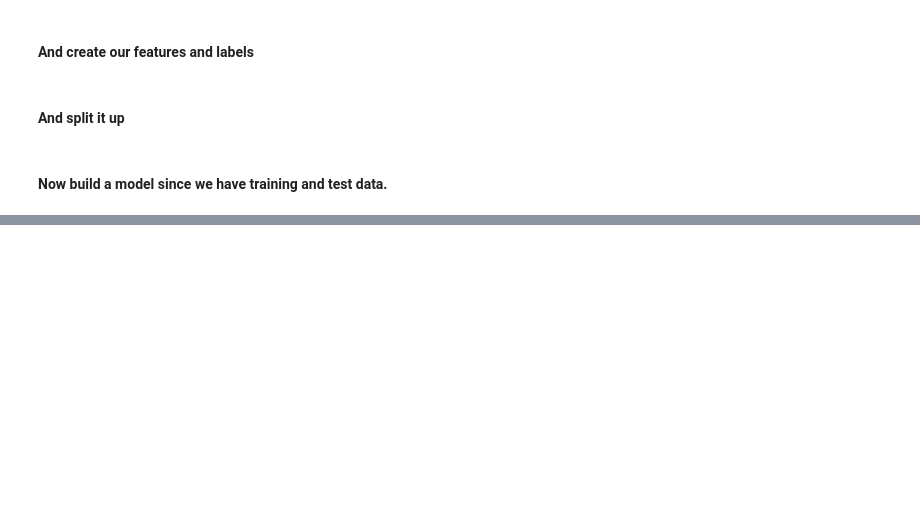
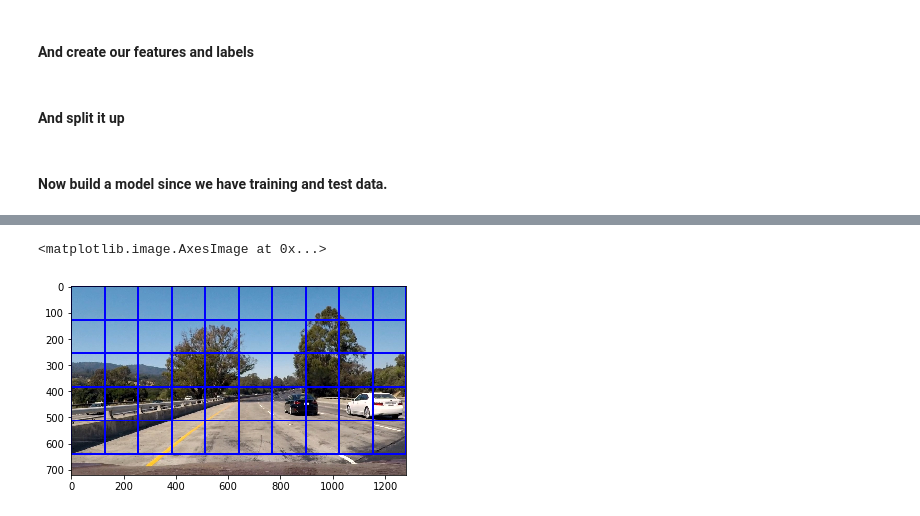
Before and after one commit to kevinwestern/CarND-Vehicle-Detection, a Jupyter notebook: project.ipynb, the cells around one changed output, grey strips where cells are left out. Cells and saved outputs as stored; diff of their text form; code cells hidden in the pictures; blank space fills up the shorter version.

Commit message:
Added some sliding windows.

```diff
--- a/project.ipynb
+++ b/project.ipynb
@@ -160,6 +160,6 @@ Accuracy of 0.936092
 # %%
 def slide_window(img, x_start_stop=[None, None], y_start_stop=[None, None],
-                 xy_window=(64, 64), xy_overlap=(0.5, 0.5)):
+                 xy_window=(256, 256), xy_overlap=(0.5, 0.5)):
     # If x and/or y start/stop positions not defined, set to image size
     if x_start_stop[0] == None:
         x_start_stop[0] = 0
@@ -197,3 +197,22 @@ def slide_window(img, x_start_stop=[None, None], y_start_stop=[None, None],
             window_list.append(((startx, starty), (endx, endy)))
     # Return the list of windows
     return window_list
+# %%
+def draw_boxes(img, bboxes, color=(0, 0, 255), thick=6):
+    # Make a copy of the image
+    imcopy = np.copy(img)
+    # Iterate through the bounding boxes
+    for bbox in bboxes:
+        # Draw a rectangle given bbox coordinates
+        cv2.rectangle(imcopy, bbox[0], bbox[1], color, thick)
+    # Return the image copy with boxes drawn
+    return imcopy
+# %%
+img = cv2.imread('./test_images/test1.jpg')
+img = cv2.cvtColor(img, cv2.COLOR_BGR2RGB)
+windows = slide_window(img)
+# %%
+plt.imshow(draw_boxes(img, windows))
+# %% [output]
+<matplotlib.image.AxesImage at 0x...>
+[figure, added]
```
Also changed, not shown: parts of 2 cells of this notebook.
